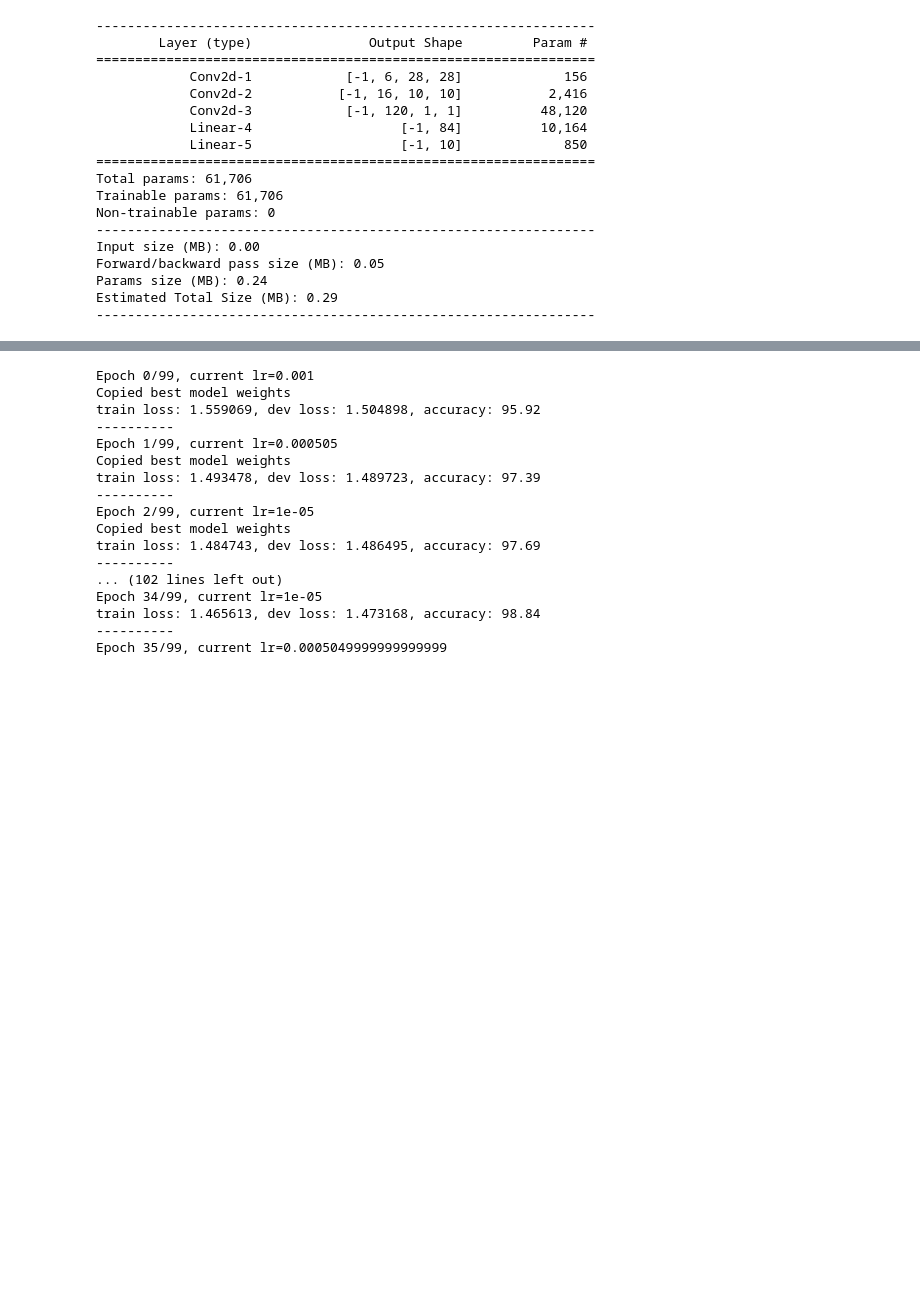
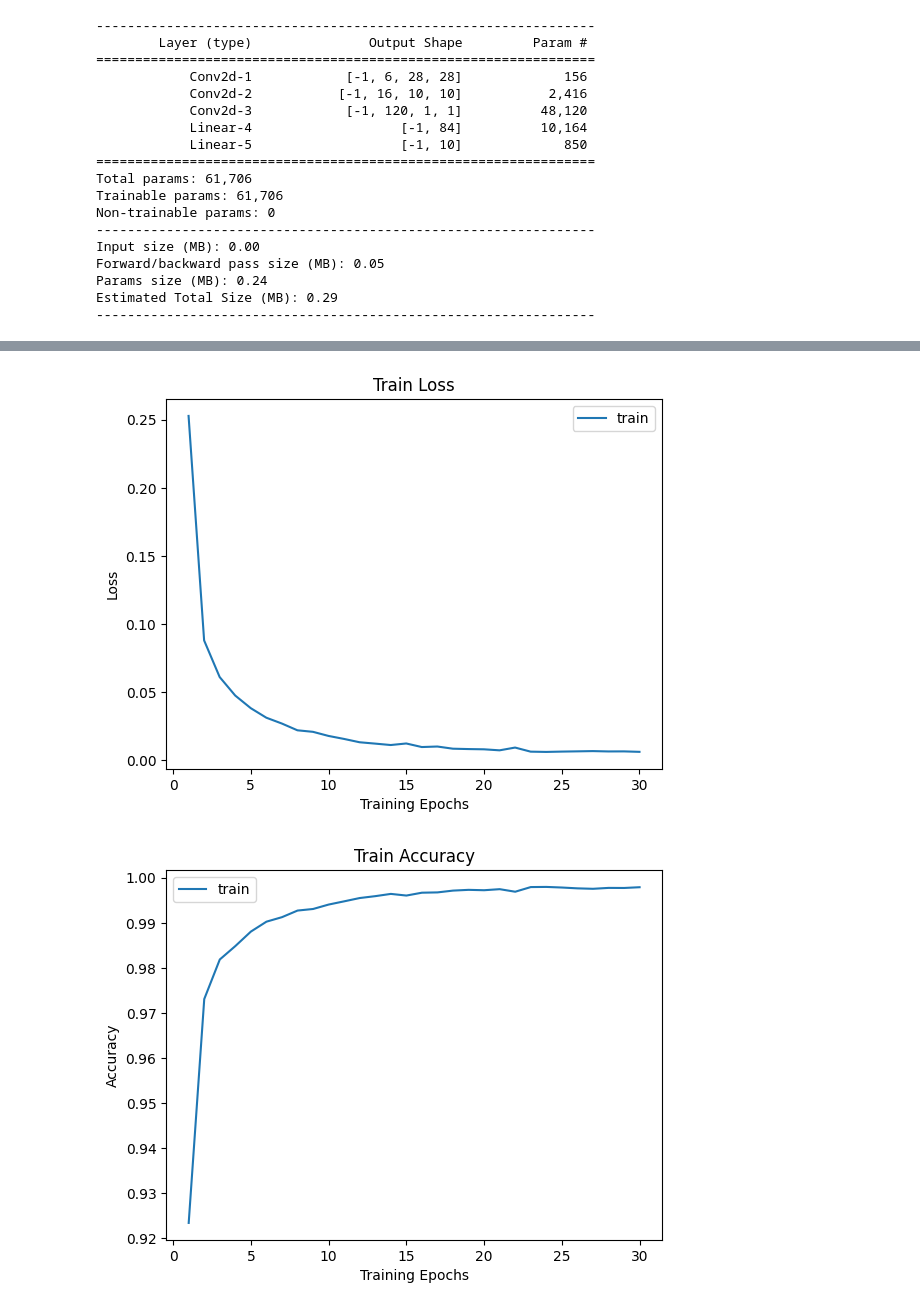
Before and after one commit to gjlee0802/ssu-deep-learning, a Jupyter notebook: LeNet5/LeNet-5.ipynb, the cells around one changed output, grey strips where cells are left out. Saved outputs shown, nothing was run; the diff lists cells and outputs as text; code cells hidden in the pictures; blank space fills up the shorter version.

```diff
--- a/LeNet5/LeNet-5.ipynb
+++ b/LeNet5/LeNet-5.ipynb
@@ -31,7 +30,7 @@ val_data = datasets.MNIST(path2data, train=False, download=True, transform=data_
 from torch.utils.data import DataLoader
 
 train_dl = DataLoader(train_data, batch_size=32, shuffle=True)
-val_dl = DataLoader(val_data, batch_size=32)
+test_dl = DataLoader(test_data, batch_size=32)
 # %%
 # sample images를 확인합니다.
 from torchvision import utils
@@ -74,7 +73,7 @@ import torch.nn.functional as F
 class LeNet_5(nn.Module):
     def __init__(self):
         super(LeNet_5,self).__init__()
-        self.conv1 = nn.Conv2d(1, 6, kernel_size=5, stride=1)
+        self.conv1 = nn.Conv2d(1, 6, kernel_size=5, stride=1, padding=2)
         self.conv2 = nn.Conv2d(6, 16, kernel_size=5, stride=1)
         self.conv3 = nn.Conv2d(16, 120, kernel_size=5, stride=1)
         self.fc1 = nn.Linear(120, 84)
@@ -89,7 +88,7 @@ class LeNet_5(nn.Module):
         x = x.view(-1, 120)
         x = F.tanh(self.fc1(x))
         x = self.fc2(x)
-        return F.softmax(x, dim=1)
+        return F.log_softmax(x, dim=1)
 
 model = LeNet_5()
 print(model)
@@ -250 +247,17 @@ def train_val(model, params):
     return model, loss_history, metric_history
+# %%
+params_train = dict()
+
+params_train['num_epochs'] = 30
+params_train['loss_func'] = loss_func
+params_train['optimizer'] = opt
+params_train['train_dl'] = train_dl
+#params_train['val_dl'] = val_dl
+params_train['sanity_check'] = False
+#params_train['lr_scheduler'] = lr_scheduler
+params_train['lr'] = 0.001
+params_train['path2weights'] = './weights'
+
+
+# 모델을 학습합니다.
+model,loss_hist,metric_hist=train_val(model,params_train)
@@ -251,52 +282,22 @@ def train_val(model, params):
 # %%
-params_train = dict()
-
-params_train['num_epochs'] = 100
-params_train['loss_func'] = loss_func
-params_train['optimizer'] = opt
-params_train['train_dl'] = train_dl
-params_train['val_dl'] = val_dl
-params_train['sanity_check'] = False
-params_train['lr_scheduler'] = lr_scheduler
-params_train['path2weights'] = './weights'
-
-
-# 모델을 학습합니다.
-model,loss_hist,metric_hist=train_val(model,params_train)
-
 num_epochs=params_train["num_epochs"]
 
-plt.title("Train-Val Loss")
+plt.title("Train Loss")
 plt.plot(range(1,num_epochs+1),loss_hist["train"],label="train")
-plt.plot(range(1,num_epochs+1),loss_hist["val"],label="val")
+#plt.plot(range(1,num_epochs+1),loss_hist["val"],label="val")
 plt.ylabel("Loss")
 plt.xlabel("Training Epochs")
 plt.legend()
 plt.show()
 
 # plot accuracy progress
-plt.title("Train-Val Accuracy")
+plt.title("Train Accuracy")
 plt.plot(range(1,num_epochs+1),metric_hist["train"],label="train")
-plt.plot(range(1,num_epochs+1),metric_hist["val"],label="val")
+#plt.plot(range(1,num_epochs+1),metric_hist["val"],label="val")
 plt.ylabel("Accuracy")
 plt.xlabel("Training Epochs")
 plt.legend()
 plt.show()
 # %% [output]
-Epoch 0/99, current lr=0.001
-Copied best model weights
-train loss: 1.559069, dev loss: 1.504898, accuracy: 95.92
-----------
-Epoch 1/99, current lr=0.000505
-Copied best model weights
-train loss: 1.493478, dev loss: 1.489723, accuracy: 97.39
-----------
-Epoch 2/99, current lr=1e-05
-Copied best model weights
-train loss: 1.484743, dev loss: 1.486495, accuracy: 97.69
-----------
-... (102 lines left out)
-Epoch 34/99, current lr=1e-05
-train loss: 1.465613, dev loss: 1.473168, accuracy: 98.84
-----------
-Epoch 35/99, current lr=0.0005049999999999999
+[figure, added]
+[figure, added]
```
Also changed, not shown: parts of 14 cells of this notebook.
